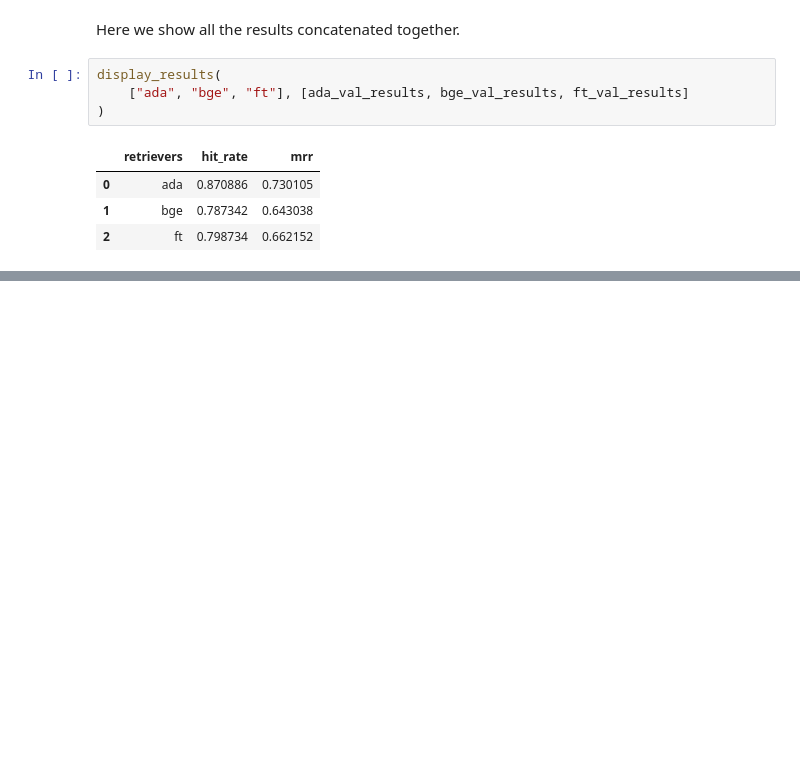
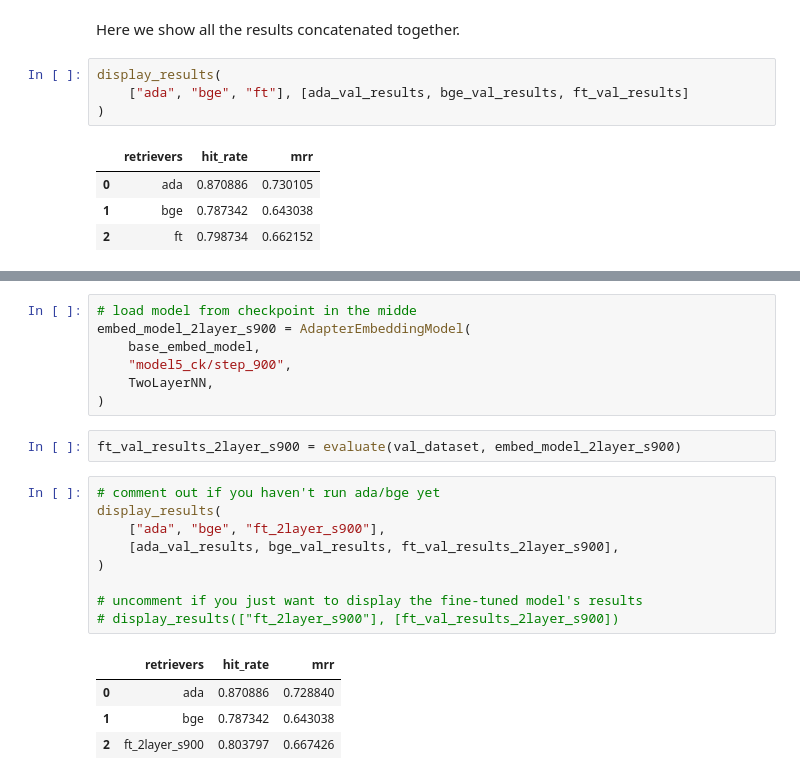
Before and after one commit to backend-engineer1/lliama, a Jupyter notebook: docs/examples/finetuning/embeddings/finetune_embedding_adapter.ipynb, the cells around one changed output, grey strips where cells are left out. Cells and saved outputs as stored; diff of their text form; blank space fills up the shorter version.

```diff
--- a/docs/examples/finetuning/embeddings/finetune_embedding_adapter.ipynb
+++ b/docs/examples/finetuning/embeddings/finetune_embedding_adapter.ipynb
@@ -154,0 +224,23 @@ display_results(
+# %%
+# load model from checkpoint in the midde
+embed_model_2layer_s900 = AdapterEmbeddingModel(
+    base_embed_model,
+    "model5_ck/step_900",
+    TwoLayerNN,
+)
+# %%
+ft_val_results_2layer_s900 = evaluate(val_dataset, embed_model_2layer_s900)
+# %%
+# comment out if you haven't run ada/bge yet
+display_results(
+    ["ada", "bge", "ft_2layer_s900"],
+    [ada_val_results, bge_val_results, ft_val_results_2layer_s900],
+)
+
+# uncomment if you just want to display the fine-tuned model's results
+# display_results(["ft_2layer_s900"], [ft_val_results_2layer_s900])
+# %% [output]
+|  | retrievers | hit_rate | mrr |
+| 0 | ada | 0.870886 | 0.728840 |
+| 1 | bge | 0.787342 | 0.643038 |
+| 2 | ft_2layer_s900 | 0.803797 | 0.667426 |
```
Also changed, not shown: parts of 23 cells of this notebook, 11 other files.
